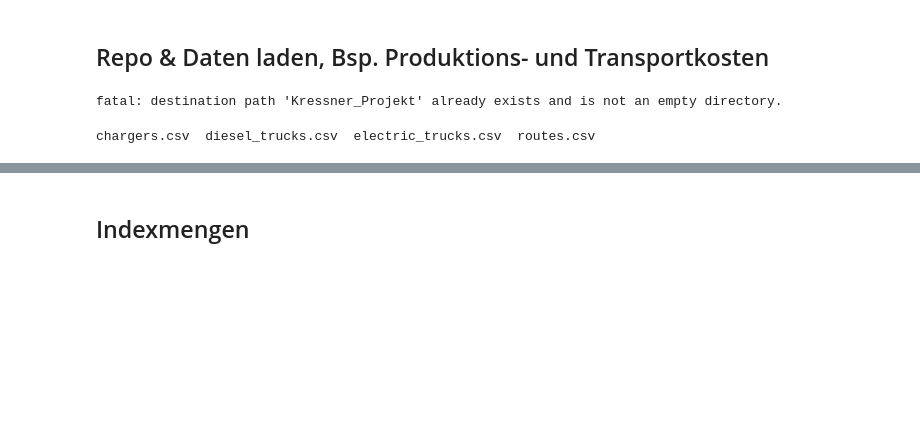
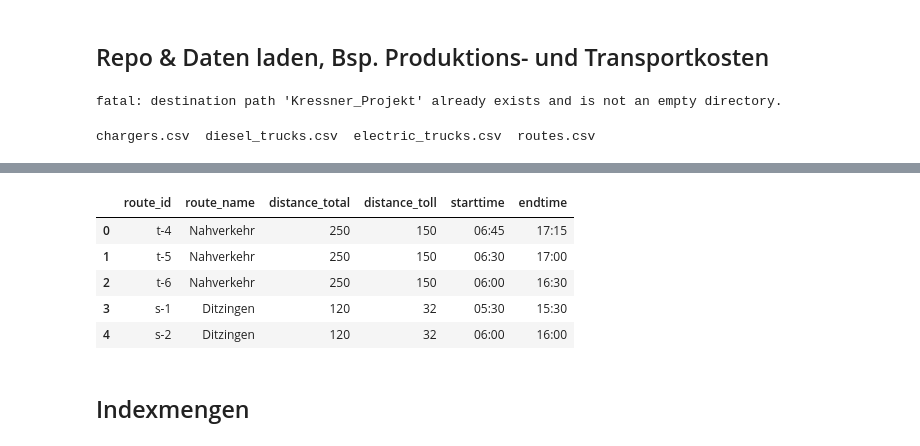
Before and after one commit to JoelRai07/Projekt-Vetter-SQL, a Jupyter notebook: Fallstudie_Juicy_AG.ipynb, the cells around one changed output, grey strips where cells are left out. Drawn from its saved outputs; the diff is of its cells as text; code cells hidden in the pictures; blank space fills up the shorter version.

```diff
--- a/Fallstudie_Juicy_AG.ipynb
+++ b/Fallstudie_Juicy_AG.ipynb
@@ -36,7 +46,14 @@ electric_trucks.head()
 # %%
 routen = pd.read_csv(f"{folder}/routes.csv", sep=";")
 # %%
-routen.head()
+routen.head(20)
+# %% [output]
+|  | route_id | route_name | distance_total | distance_toll | starttime | endtime |
+| 0 | t-4 | Nahverkehr | 250 | 150 | 06:45 | 17:15 |
+| 1 | t-5 | Nahverkehr | 250 | 150 | 06:30 | 17:00 |
+| 2 | t-6 | Nahverkehr | 250 | 150 | 06:00 | 16:30 |
+| 3 | s-1 | Ditzingen | 120 | 32 | 05:30 | 15:30 |
+| 4 | s-2 | Ditzingen | 120 | 32 | 06:00 | 16:00 |
 # %% [markdown]
 ## Indexmengen
 # %%
```
Also changed, not shown: parts of 5 cells of this notebook.
